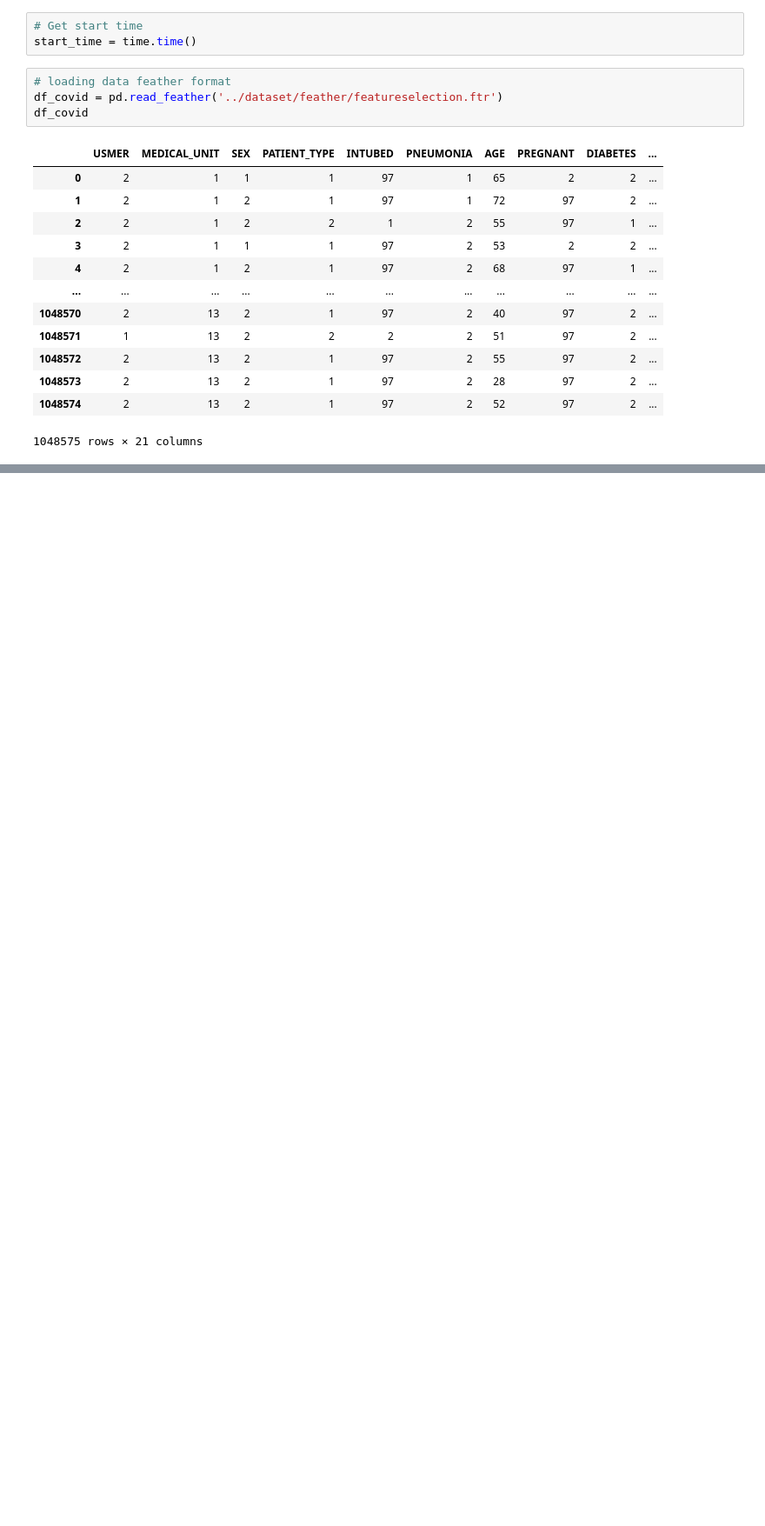
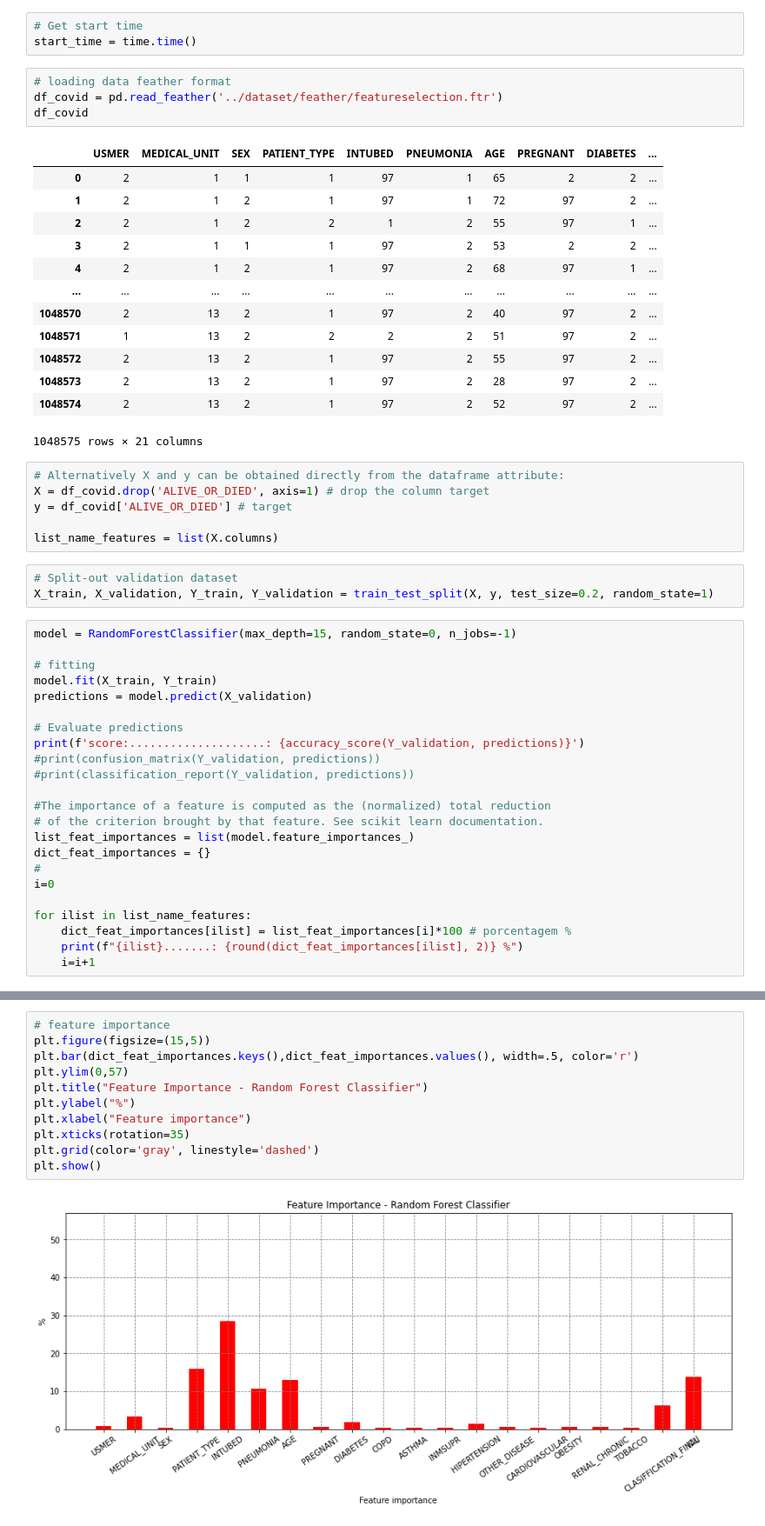
Before and after one commit to andvsilva/sentiment-analysis-deep-learning, a Jupyter notebook: notebooks/modeling.ipynb, the cells around one changed output, grey strips where cells are left out. Shown at 87% size. Cells and saved outputs as stored; diff of their text form; blank space fills up the shorter version.

```diff
--- a/notebooks/modeling.ipynb
+++ b/notebooks/modeling.ipynb
@@ -30,3 +34,35 @@ df_covid
 | 1048573 | 2 | 13 | 2 | 1 | 97 | 2 | 28 | 97 | 2 | ... |
 | 1048574 | 2 | 13 | 2 | 1 | 97 | 2 | 52 | 97 | 2 | ... |
 1048575 rows × 21 columns
+# %%
+# Alternatively X and y can be obtained directly from the dataframe attribute:
+X = df_covid.drop('ALIVE_OR_DIED', axis=1) # drop the column target
+y = df_covid['ALIVE_OR_DIED'] # target
+
+list_name_features = list(X.columns)
+# %%
+# Split-out validation dataset
+X_train, X_validation, Y_train, Y_validation = train_test_split(X, y, test_size=0.2, random_state=1)
+# %%
+model = RandomForestClassifier(max_depth=15, random_state=0, n_jobs=-1)
+
+# fitting
+model.fit(X_train, Y_train)
+predictions = model.predict(X_validation)
+
+# Evaluate predictions
+print(f'score:....................: {accuracy_score(Y_validation, predictions)}')
+#print(confusion_matrix(Y_validation, predictions))
+#print(classification_report(Y_validation, predictions))
+
+#The importance of a feature is computed as the (normalized) total reduction
+# of the criterion brought by that feature. See scikit learn documentation.
+list_feat_importances = list(model.feature_importances_)
+dict_feat_importances = {}
+#
+i=0
+
+for ilist in list_name_features:
+    dict_feat_importances[ilist] = list_feat_importances[i]*100 # porcentagem %
+    print(f"{ilist}.......: {round(dict_feat_importances[ilist], 2)} %")
+    i=i+1
@@ -32,0 +87,13 @@ df_covid
+# %%
+# feature importance
+plt.figure(figsize=(15,5))
+plt.bar(dict_feat_importances.keys(),dict_feat_importances.values(), width=.5, color='r')
+plt.ylim(0,57)
+plt.title("Feature Importance - Random Forest Classifier")
+plt.ylabel("%")
+plt.xlabel("Feature importance")
+plt.xticks(rotation=35)
+plt.grid(color='gray', linestyle='dashed')
+plt.show()
+# %% [output]
+[figure, added]
```
Also changed, not shown: parts of 3 cells of this notebook, 8 other files.
